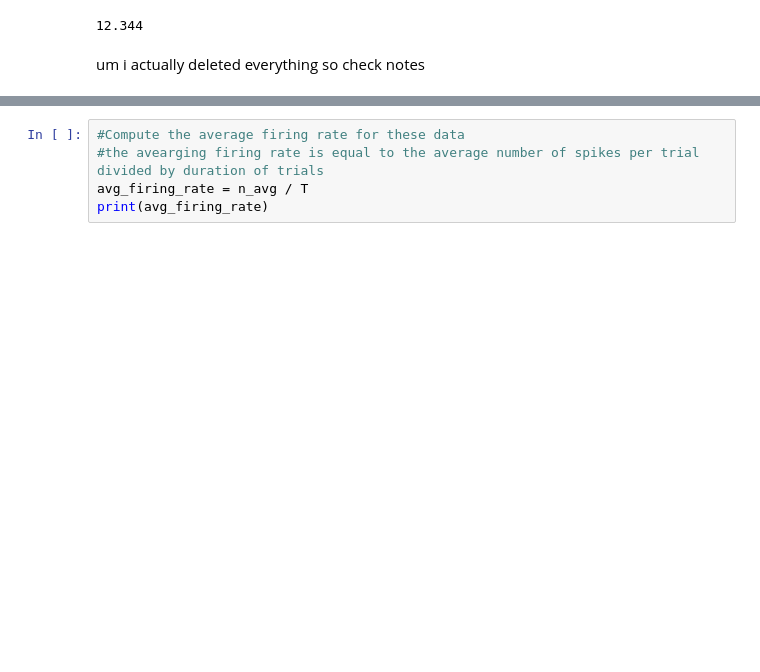
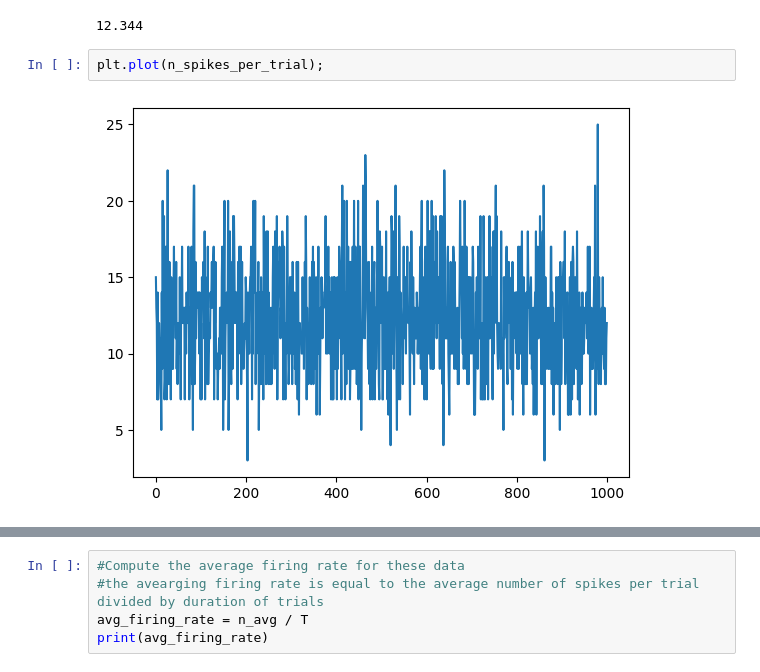
Before and after one commit to witchofizalith/MA665_HW, a Jupyter notebook: topic4/topic4.ipynb, the cells around one changed output, grey strips where cells are left out. Cells and saved outputs as stored; diff of their text form; blank space fills up the shorter version.

```diff
--- a/topic4/topic4.ipynb
+++ b/topic4/topic4.ipynb
@@ -68,5 +68,7 @@ n_avg = np.mean(n_spikes_per_trial)
 print (n_avg)
 # %% [output]
 12.344
-# %% [markdown]
-um i actually deleted everything so check notes
+# %%
+plt.plot(n_spikes_per_trial);
+# %% [output]
+[figure, added]
```
Also changed, not shown: parts of 4 cells of this notebook, 1 other file.
